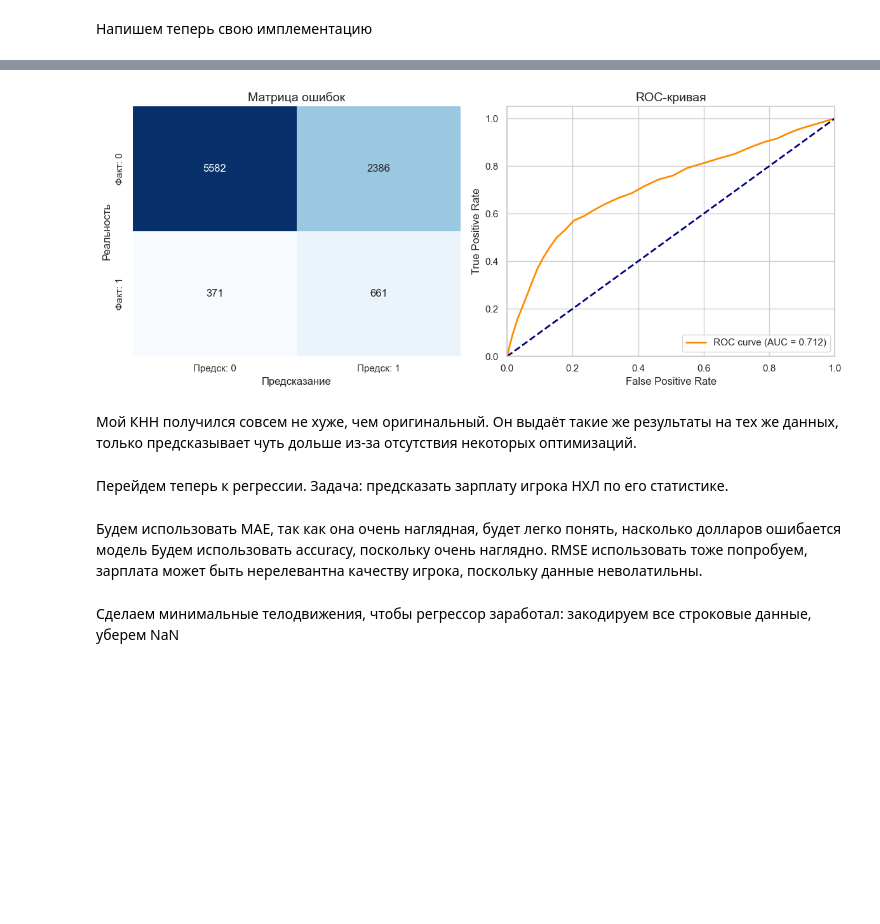
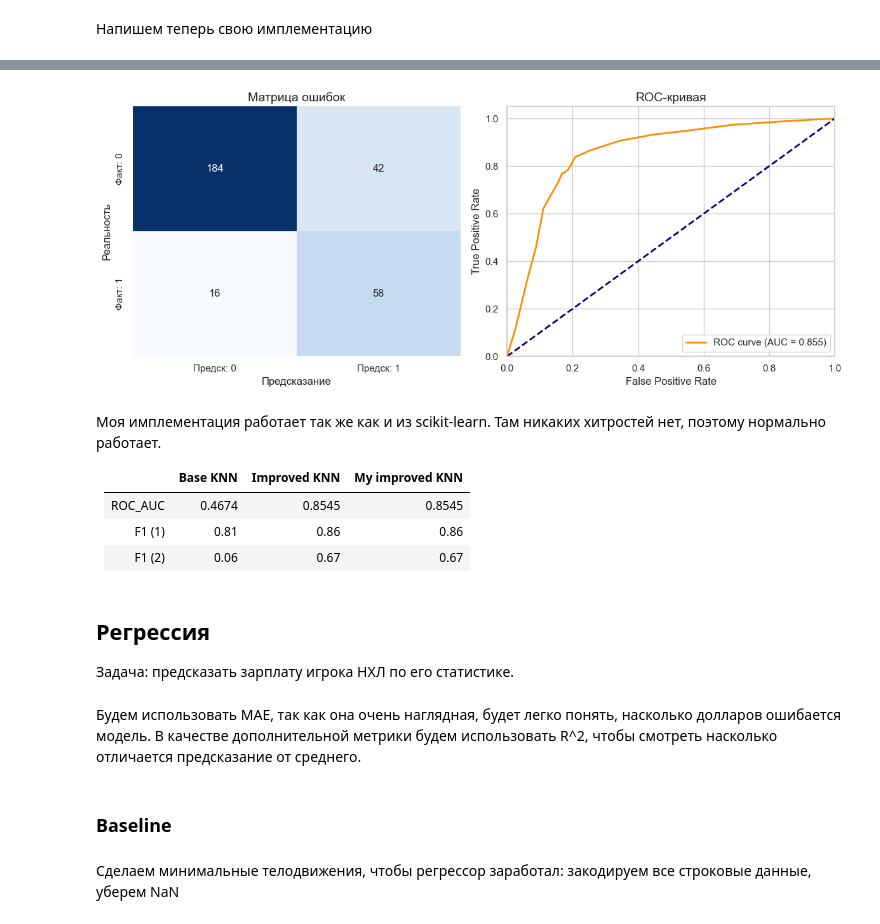
Before and after one commit to zloyaloha/ai-frameworks, a Jupyter notebook: lab1.ipynb, the cells around one changed output, grey strips where cells are left out. Cells and saved outputs as stored; diff of their text form; code cells hidden in the pictures; blank space fills up the shorter version.

```diff
--- a/lab1.ipynb
+++ b/lab1.ipynb
@@ -86,7 +107,6 @@ import matplotlib.pyplot as plt
 import seaborn as sns
 from sklearn.metrics import confusion_matrix, roc_curve, auc
 def graphics(y_test, y_pred, y_prob):
-    sns.set(style="whitegrid")
     plt.figure(figsize=(12, 5))
 
     plt.subplot(1, 2, 1)
@@ -212,7 +289,5 @@ print(f"Осталось признаков: {df_final.shape[1]}")
 # %%
-X_new = df_final.drop("fraud_reported_Y", axis=1)
-y_new = df_final["fraud_reported_Y"]
-
-X_train_new, X_test_new, y_train_new, y_test_new = train_test_split(
-    X_new, y_new, test_size=0.3, random_state=42, stratify=y_new
-)
+from sklearn.model_selection import train_test_split
+X = df_features.drop(TARGET_NAME, axis=1)
+y = df_features[TARGET_NAME]
+X_train, X_test, y_train, y_test = train_test_split(X, y, test_size=0.3, random_state=42, stratify=y)
@@ -321,18 +429,30 @@ class MyKNN(BaseEstimator, ClassifierMixin):
         return np.array(probabilities)
 # %%
-from sklearn.model_selection import GridSearchCV
-my_knn_pipe = ImbPipeline([
-    ('scaler', StandardScaler()),
+model_pipe = ImbPipeline([
+    ('ct', ct),
     ('smote', SMOTE(random_state=42)),
-    ('model', MyKNN(n_neighbors=31))
+    ('model', MyKNN())
 ])
 
-my_knn_pipe.fit(X_train_new, y_train_new)
-y_pred_my = my_knn_pipe.predict(X_test_new)
-y_prob_my = my_knn_pipe.predict_proba(X_test_new)[:, 1]
+grid = GridSearchCV(model_pipe, knn_params, cv=3, scoring='roc_auc', verbose=1)
+grid.fit(X_train, y_train)
 
-f1 = f1_score(y_test_new, y_pred_my)
-roc = roc_auc_score(y_test_new, y_prob_my)
+print(f"Лучшее k: {grid.best_params_['model__n_neighbors']}")
 
-print(f"MyKNN Results -> F1: {f1:.4f}, ROC-AUC: {roc:.4f}")
+best_model = grid.best_estimator_
+
+y_pred = best_model.predict(X_test)
+y_prob = best_model.predict_proba(X_test)[:, 1]
+
+f1 = f1_score(y_test, y_pred)
+roc = roc_auc_score(y_test, y_prob)
+
+results = {'F1-score': f1, 'ROC-AUC': roc}
+
+print(f"F1-score (класс 1): {f1:.4f}")
+print(f"ROC-AUC: {roc:.4f}")
+print("-" * 30)
+print("Classification Report:")
+print(classification_report(y_test, y_pred))
+print("="*50)
 # %% [output]
@@ -340,16 +475,22 @@ MyKNN Results -> F1: 0.3241, ROC-AUC: 0.7123
 # %%
-graphics(y_test_new, y_pred, y_prob)
+graphics(y_test, y_pred, y_prob)
 # %% [output]
-[figure, old version]
+[figure, new version]
 # %% [markdown]
-Мой КНН получился совсем не хуже, чем оригинальный. Он выдаёт такие же результаты на тех же данных, только предсказывает чуть дольше из-за отсутствия некоторых оптимизаций.
+Моя имплементация работает так же как и из scikit-learn. Там никаких хитростей нет, поэтому нормально работает.
+
+|         | Base KNN | Improved KNN | My improved KNN |
+|---------|----------|--------------| ----------------|
+| ROC_AUC | 0.4674   | 0.8545       |  0.8545         |
+| F1 (1)  | 0.81     | 0.86         |0.86             |
+| F1 (2)  | 0.06     | 0.67         | 0.67            |
 # %% [markdown]
-Перейдем теперь к регрессии.
+## Регрессия
 Задача: предсказать зарплату игрока НХЛ по его статистике.
 # %% [markdown]
-Будем использовать MAE, так как она очень наглядная, будет легко понять, насколько долларов ошибается модель
-Будем использовать accuracy, поскольку очень наглядно.
-RMSE использовать тоже попробуем, зарплата может быть нерелевантна качеству игрока, поскольку данные неволатильны.
+Будем использовать MAE, так как она очень наглядная, будет легко понять, насколько долларов ошибается модель. В качестве дополнительной метрики будем использовать R^2, чтобы смотреть насколько отличается предсказание от среднего.
+# %% [markdown]
+### Baseline
 # %%
 import kagglehub
 from kagglehub import KaggleDatasetAdapter
```
Also changed, not shown: parts of 97 cells of this notebook, 4 other files.
